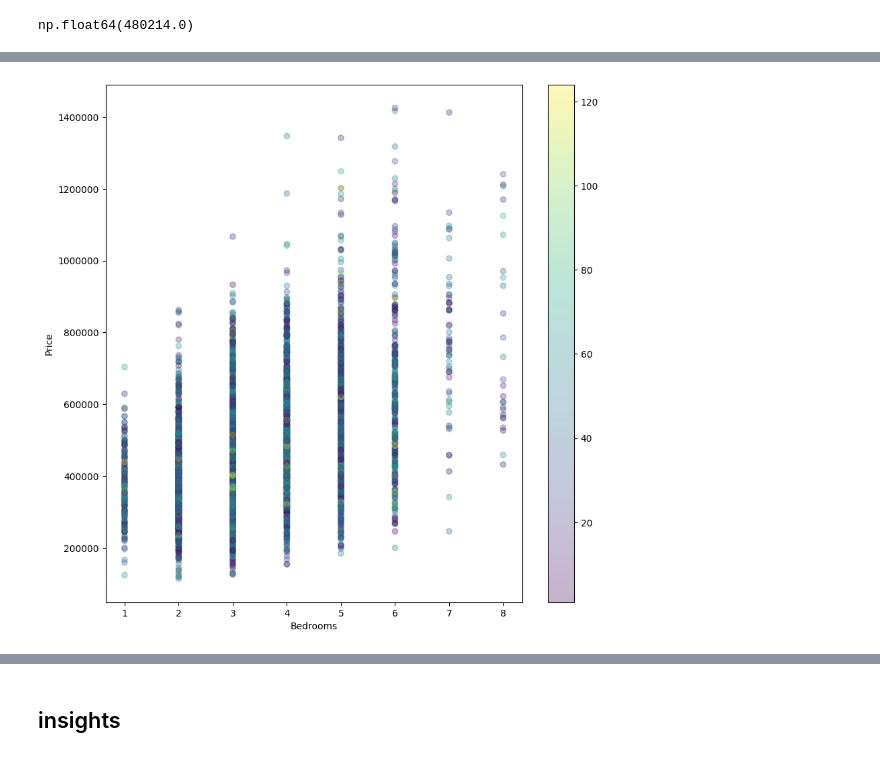
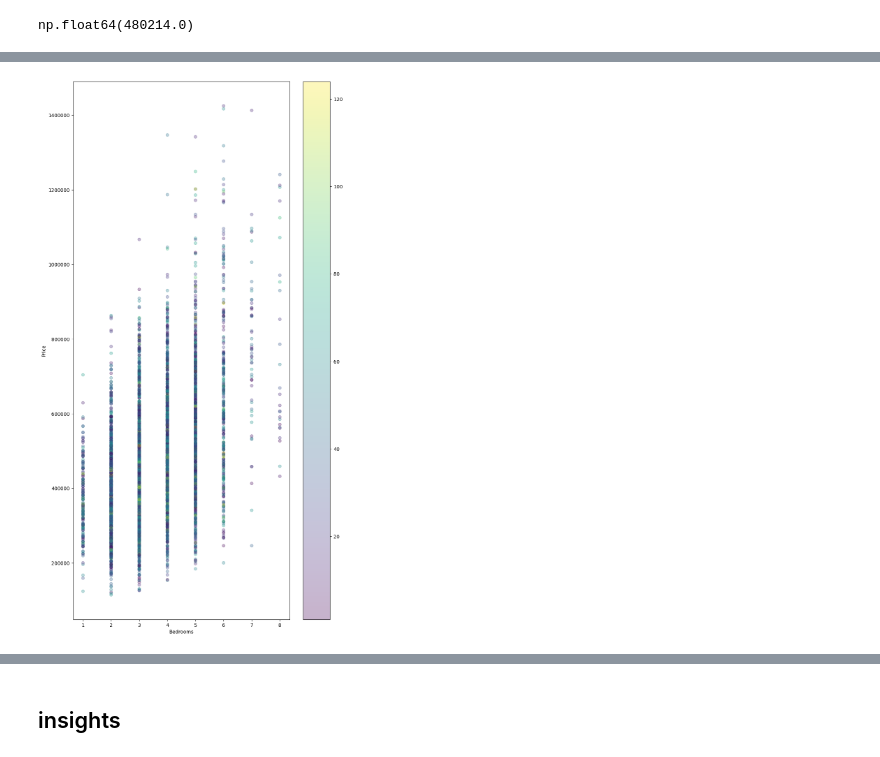
Before and after one commit to Astro0re/Data, a Jupyter notebook: Q_housing/analysis.ipynb, the cells around one changed output, grey strips where cells are left out. Cells and saved outputs as stored; diff of their text form; code cells hidden in the pictures.

```diff
--- a/Q_housing/analysis.ipynb
+++ b/Q_housing/analysis.ipynb
@@ -153,11 +168,12 @@ np.float64(480214.0)
 # %%
-plt.figure(figsize=(10,10))
+# Bedrooms
+plt.figure(figsize=(10,20))
 plt.scatter(data['bedrooms'], data['sale_price'], alpha=0.3, c=data['sale_du'])
 plt.colorbar()
 plt.xlabel('Bedrooms')
 plt.ylabel('Price')
 plt.ticklabel_format(style='plain', axis='y')
 plt.title('')
 plt.show();
 # %% [output]
-[figure, old version]
+[figure, new version]
```
Also changed, not shown: parts of 5 cells of this notebook.
